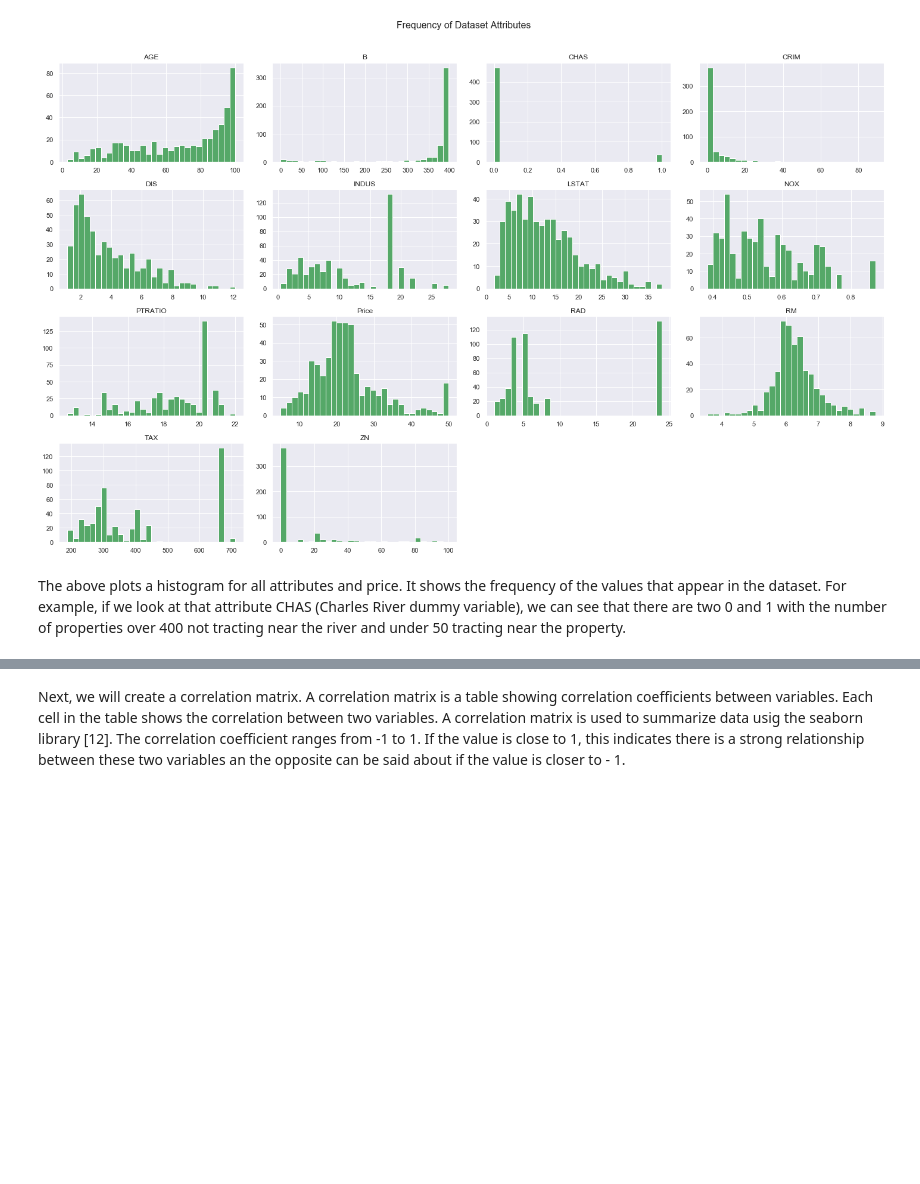
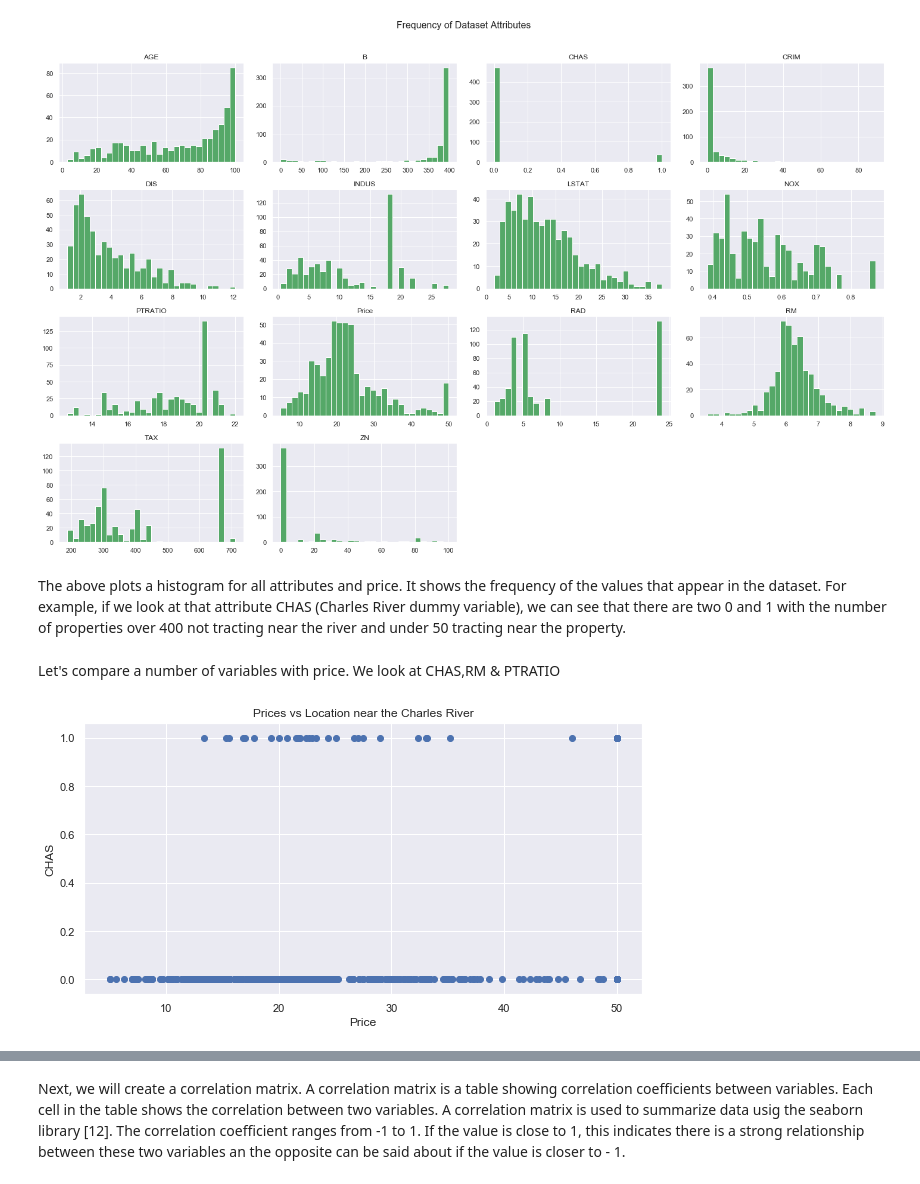
Before and after one commit to JohnADeady/ML-S-Project, a Jupyter notebook: Boston House Prices.ipynb, the cells around one changed output, grey strips where cells are left out. Drawn from its saved outputs; the diff is of its cells as text; code cells hidden in the pictures; blank space fills up the shorter version.

```diff
--- a/Boston House Prices.ipynb
+++ b/Boston House Prices.ipynb
@@ -116,3 +118,23 @@ plt.tight_layout()
 [figure]
 # %% [markdown]
 The above plots a histogram for all attributes and price. It shows the frequency of the values that appear in the dataset. For example, if we look at that attribute CHAS (Charles River dummy variable), we can see that there are two 0 and 1 with the number of properties over 400 not tracting near the river and under 50 tracting near the property.
+# %% [markdown]
+Let's compare a number of variables with price. We look at CHAS,RM & PTRATIO
+# %%
+# Re-size the displot
+sns.set(rc={'figure.figsize':(10,5)})
+
+# Create a scatter plot comparing Price and CHAS
+plt.scatter(data.Price,data.CHAS)
+
+#Title
+plt.title("Prices vs Location near the Charles River")
+
+# X and Y -axis description
+plt.xlabel("Price")
+plt.ylabel("CHAS")
+
+#Print plot
+plt.show()
+# %% [output]
+[figure, added]
```
Also changed, not shown: parts of 17 cells of this notebook.
